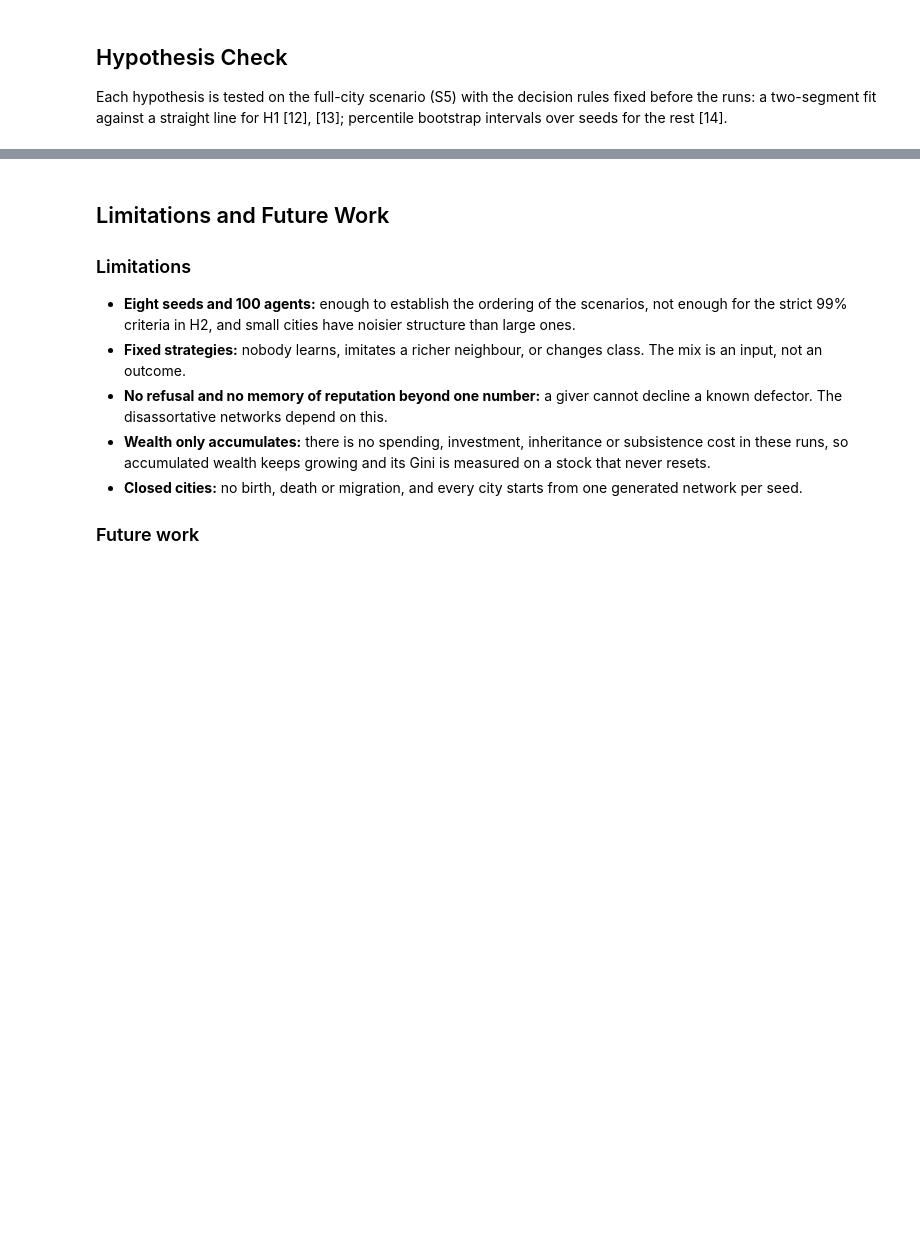
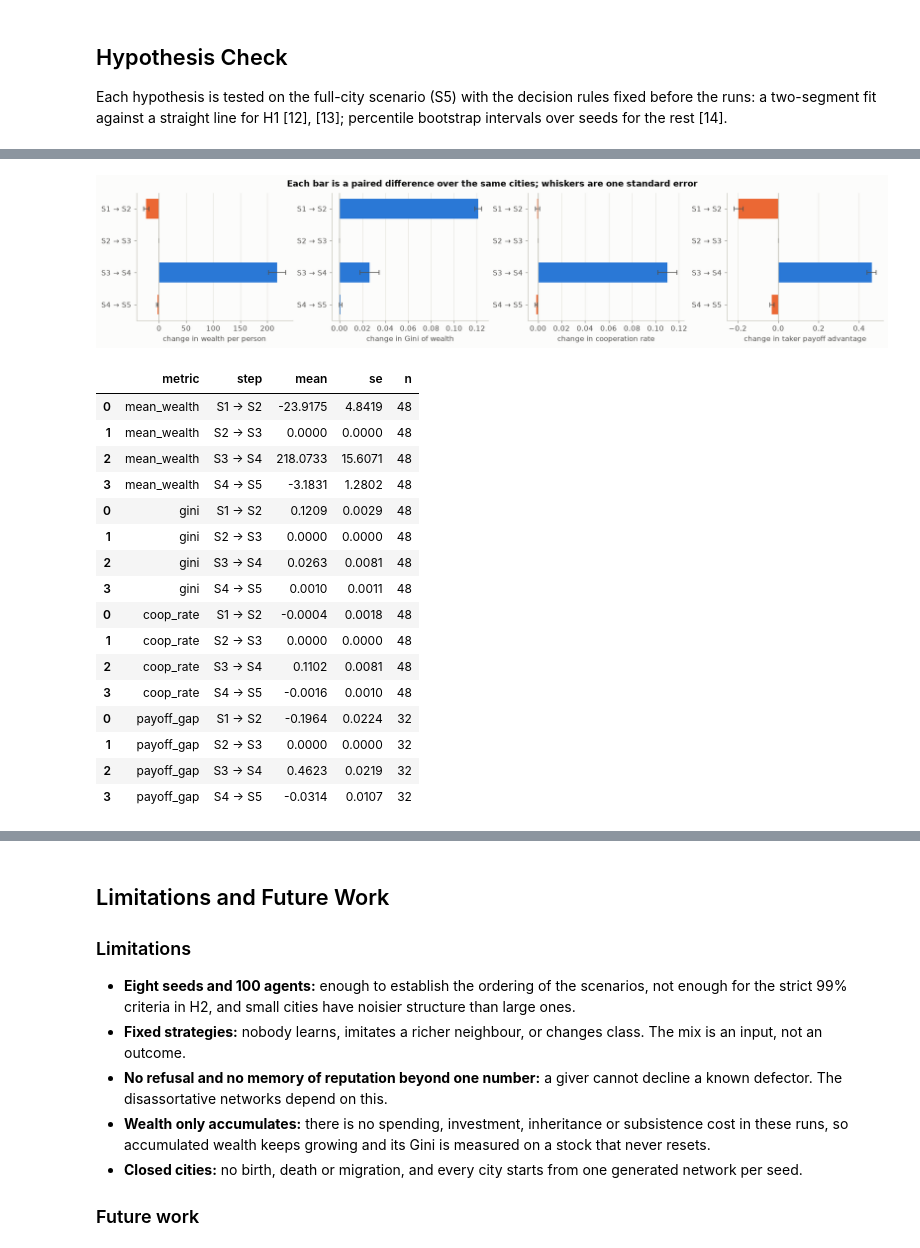
Before and after one commit to Precipicee/cits4403-project, a Jupyter notebook: notebooks/Project.ipynb, the cells around one changed output, grey strips where cells are left out. Drawn from its saved outputs; the diff is of its cells as text; code cells hidden in the pictures; blank space fills up the shorter version.

```diff
--- a/notebooks/Project.ipynb
+++ b/notebooks/Project.ipynb
@@ -514,0 +597,33 @@ pd.DataFrame([
+# %%
+fig, axes = plt.subplots(1, 4, figsize=(15, 3.2))
+panels = [("mean_wealth", "change in wealth per person"), ("gini", "change in Gini of wealth"),
+          ("coop_rate", "change in cooperation rate"), ("payoff_gap", "change in taker payoff advantage")]
+deltas = {}
+# payoff_gap is undefined when a class is absent, so its panel pairs 32 cities rather than 48.
+for ax, (metric, label) in zip(axes, panels):
+    deltas[metric] = R.stage_deltas(runs, metric, LADDER)
+    P.delta_bars(ax, deltas[metric], xlabel=label)
+fig.suptitle("Each bar is a paired difference over the same cities; whiskers are one standard error",
+             fontweight="bold")
+plt.show()
+
+pd.concat([t.assign(metric=m) for m, t in deltas.items()])[["metric", "step", "mean", "se", "n"]].round(4)
+# %% [output]
+[figure, added]
+|  | metric | step | mean | se | n |
+| 0 | mean_wealth | S1 → S2 | -23.9175 | 4.8419 | 48 |
+| 1 | mean_wealth | S2 → S3 | 0.0000 | 0.0000 | 48 |
+| 2 | mean_wealth | S3 → S4 | 218.0733 | 15.6071 | 48 |
+| 3 | mean_wealth | S4 → S5 | -3.1831 | 1.2802 | 48 |
+| 0 | gini | S1 → S2 | 0.1209 | 0.0029 | 48 |
+| 1 | gini | S2 → S3 | 0.0000 | 0.0000 | 48 |
+| 2 | gini | S3 → S4 | 0.0263 | 0.0081 | 48 |
+| 3 | gini | S4 → S5 | 0.0010 | 0.0011 | 48 |
+| 0 | coop_rate | S1 → S2 | -0.0004 | 0.0018 | 48 |
+| 1 | coop_rate | S2 → S3 | 0.0000 | 0.0000 | 48 |
+| 2 | coop_rate | S3 → S4 | 0.1102 | 0.0081 | 48 |
+| 3 | coop_rate | S4 → S5 | -0.0016 | 0.0010 | 48 |
+| 0 | payoff_gap | S1 → S2 | -0.1964 | 0.0224 | 32 |
+| 1 | payoff_gap | S2 → S3 | 0.0000 | 0.0000 | 32 |
+| 2 | payoff_gap | S3 → S4 | 0.4623 | 0.0219 | 32 |
+| 3 | payoff_gap | S4 → S5 | -0.0314 | 0.0107 | 32 |
```
Also changed, not shown: parts of 22 cells of this notebook, 1 other file.
